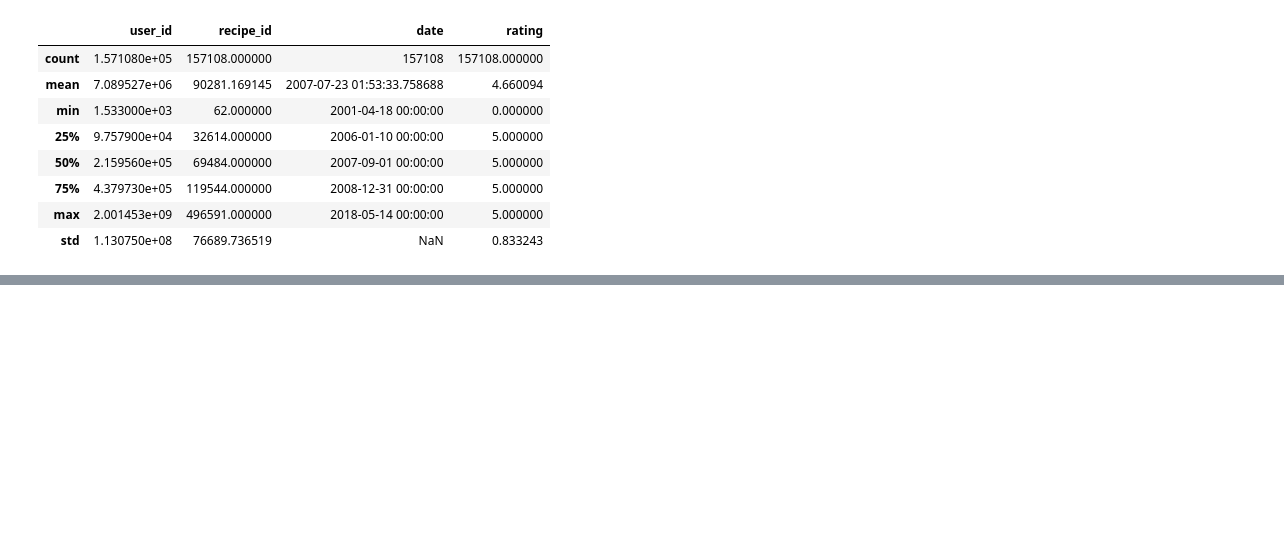
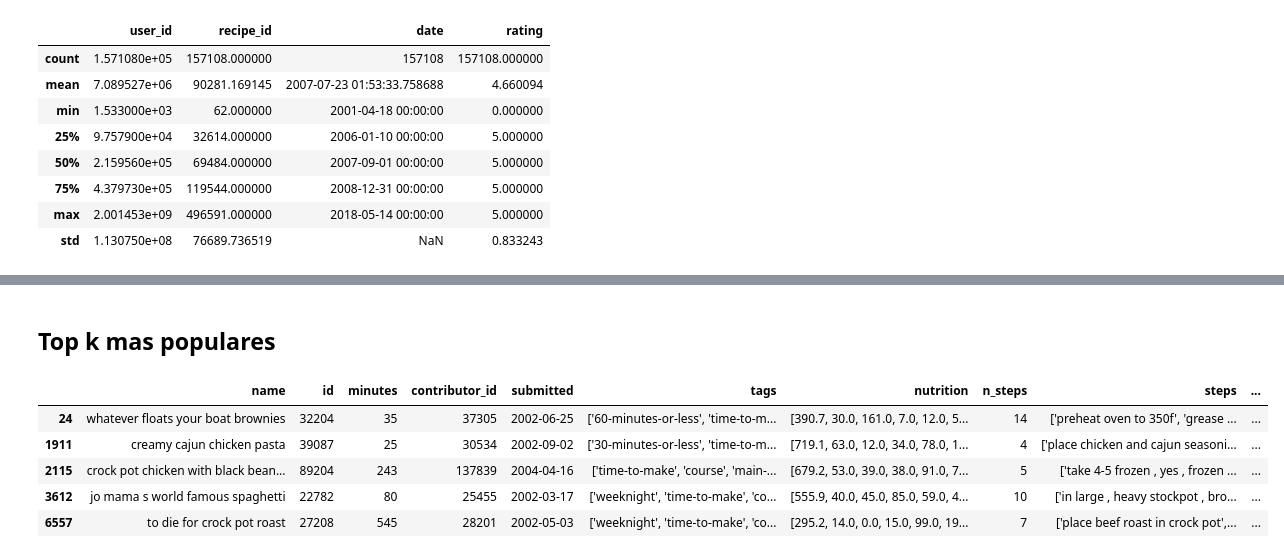
Before and after one commit to stgov/recsys_tareas, a Jupyter notebook: tarea_01/notebooks/eda.ipynb, the cells around one changed output, grey strips where cells are left out. Saved outputs shown, nothing was run; the diff lists cells and outputs as text; code cells hidden in the pictures; blank space fills up the shorter version.

```diff
--- a/tarea_01/notebooks/eda.ipynb
+++ b/tarea_01/notebooks/eda.ipynb
@@ -64,0 +230,15 @@ plt.tight_layout()
+# %%
+top_k = 5
+metadata = pd.read_csv(dataset_path / 'item_metadata.csv')
+# %% [markdown]
+## Top k mas populares
+# %%
+top_k_most_popular = df.recipe_id.value_counts().index[:top_k]
+metadata[metadata['id'].isin(top_k_most_popular)]
+# %% [output]
+|  | name | id | minutes | contributor_id | submitted | tags | nutrition | n_steps | steps | ... |
+| 24 | whatever floats your boat brownies | 32204 | 35 | 37305 | 2002-06-25 | ['60-minutes-or-less', 'time-to-m... | [390.7, 30.0, 161.0, 7.0, 12.0, 5... | 14 | ['preheat oven to 350f', 'grease ... | ... |
+| 1911 | creamy cajun chicken pasta | 39087 | 25 | 30534 | 2002-09-02 | ['30-minutes-or-less', 'time-to-m... | [719.1, 63.0, 12.0, 34.0, 78.0, 1... | 4 | ['place chicken and cajun seasoni... | ... |
+| 2115 | crock pot chicken with black bean... | 89204 | 243 | 137839 | 2004-04-16 | ['time-to-make', 'course', 'main-... | [679.2, 53.0, 39.0, 38.0, 91.0, 7... | 5 | ['take 4-5 frozen , yes , frozen ... | ... |
+| 3612 | jo mama s world famous spaghetti | 22782 | 80 | 25455 | 2002-03-17 | ['weeknight', 'time-to-make', 'co... | [555.9, 40.0, 45.0, 85.0, 59.0, 4... | 10 | ['in large , heavy stockpot , bro... | ... |
+| 6557 | to die for crock pot roast | 27208 | 545 | 28201 | 2002-05-03 | ['weeknight', 'time-to-make', 'co... | [295.2, 14.0, 0.0, 15.0, 99.0, 19... | 7 | ['place beef roast in crock pot',... | ... |
```
Also changed, not shown: parts of 9 cells of this notebook, 4 other files.
